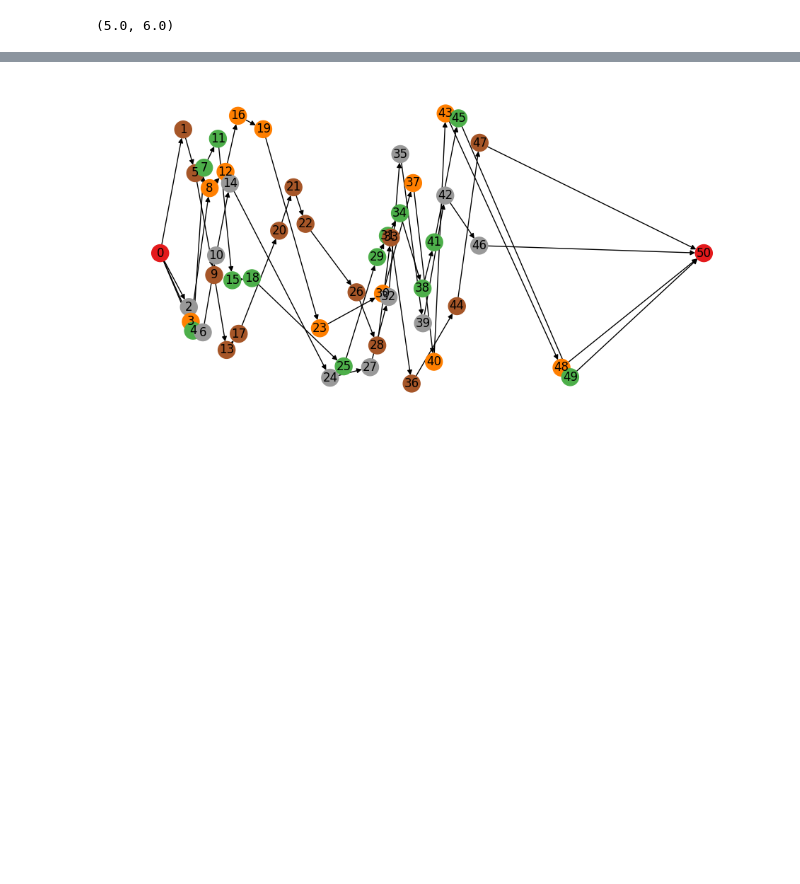
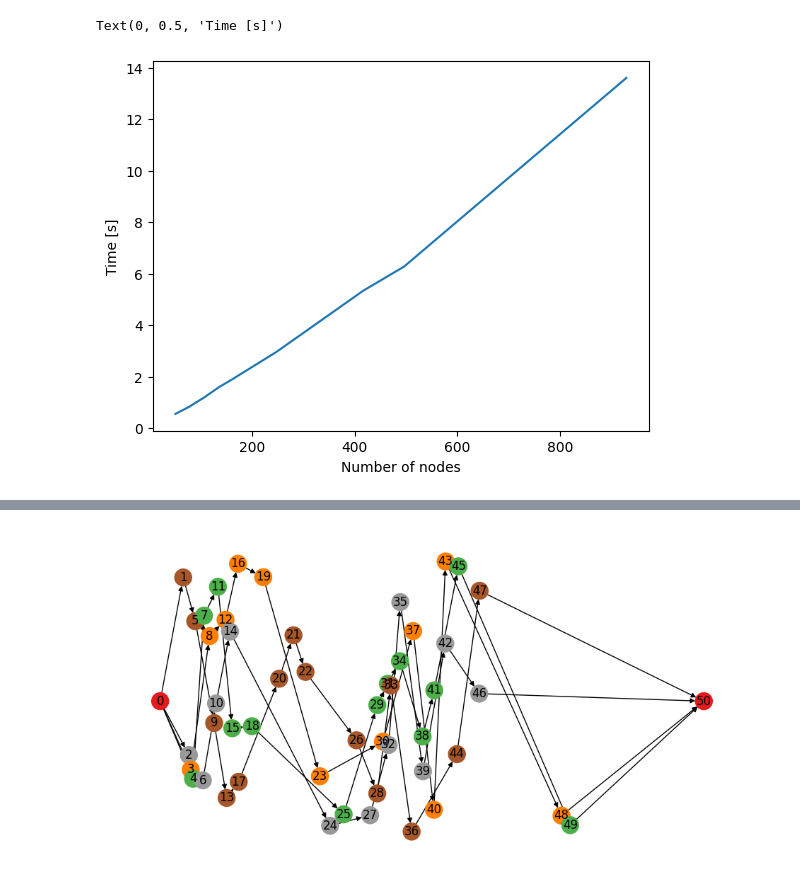
Before and after one commit to Ed-zo/rl-optimization, a Jupyter notebook: turnus/eval.ipynb, the cells around one changed output, grey strips where cells are left out. Saved outputs shown, nothing was run; the diff lists cells and outputs as text; code cells hidden in the pictures; blank space fills up the shorter version.

```diff
--- a/turnus/eval.ipynb
+++ b/turnus/eval.ipynb
@@ -100,7 +115,12 @@ RuntimeError: Expected all tensors to be on the same device, but found at least
-# %%
-np.min(vehicles), np.max(vehicles)
-# %% [output]
-(5.0, 6.0)
+# %%
+import matplotlib.pyplot as plt
+
+plt.plot(nodes, times)
+plt.xlabel('Number of nodes')
+plt.ylabel('Time [s]')
+# %% [output]
+Text(0, 0.5, 'Time [s]')
+[figure, added]
 # %%
 def get_tours_by_vehicles(graph: Data, env: Env):
     vehicles = {}
```
Also changed, not shown: parts of 8 cells of this notebook.
